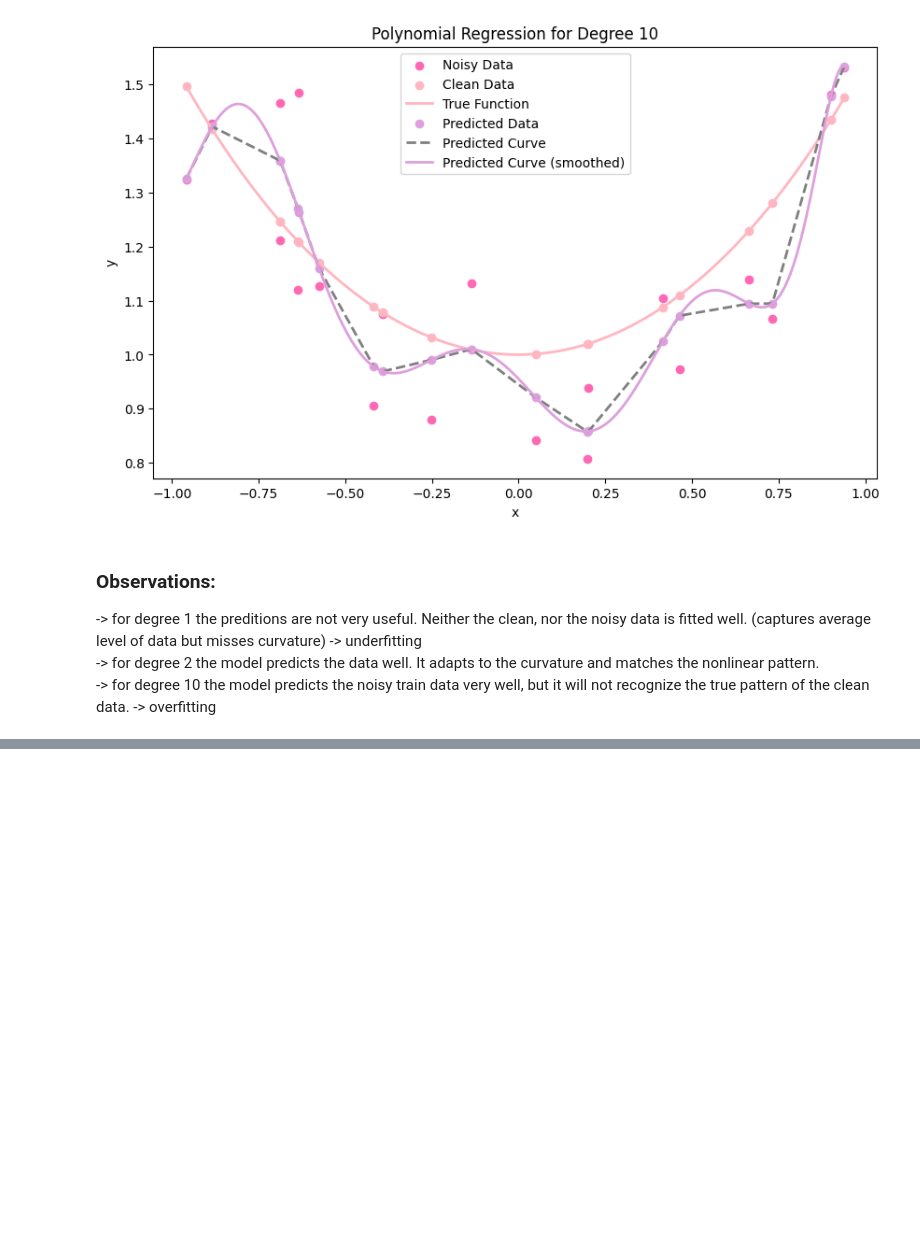
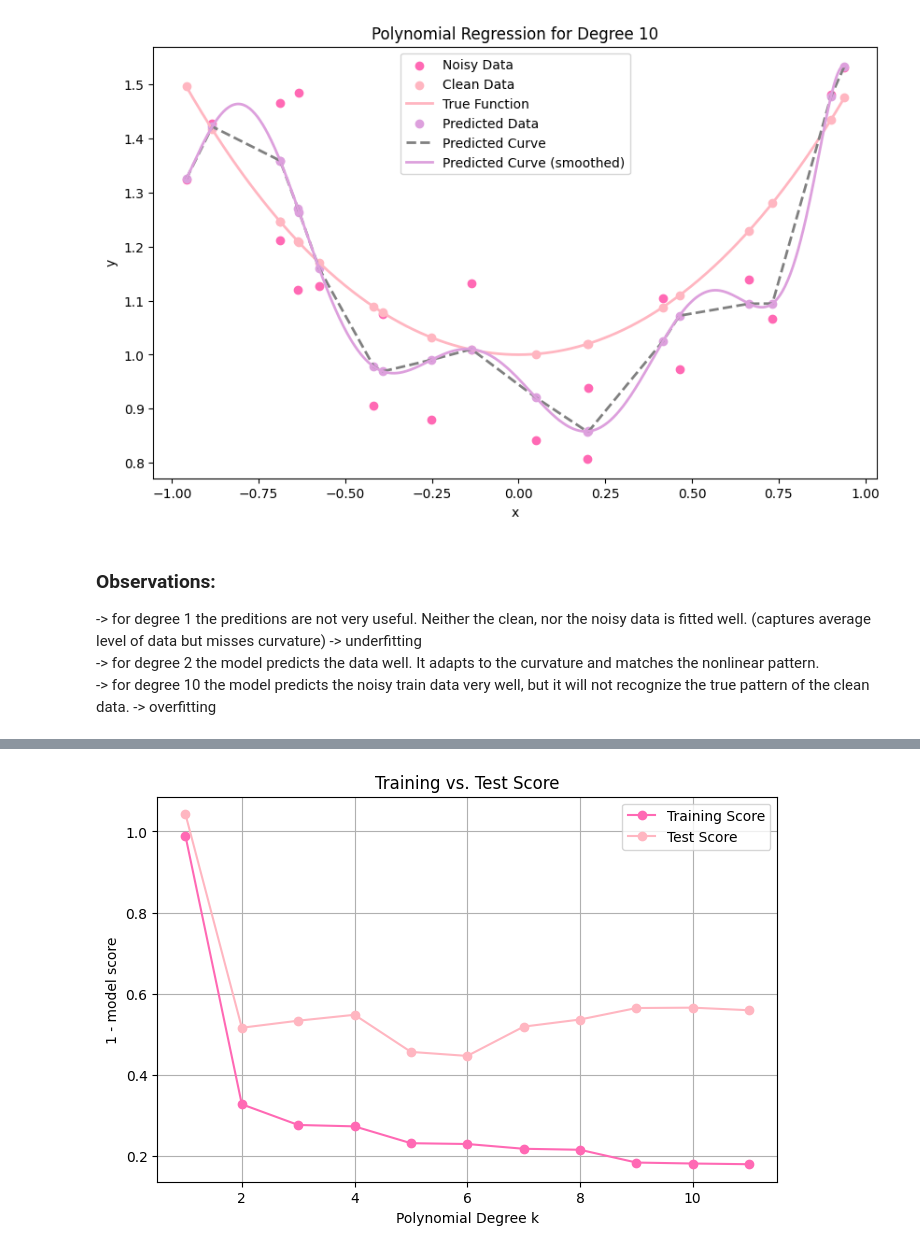
Before and after one commit to apanholzer/MML, a Jupyter notebook: exercise_2_1_panholzer.ipynb, the cells around one changed output, grey strips where cells are left out. Cells and saved outputs as stored; diff of their text form; code cells hidden in the pictures; blank space fills up the shorter version.

```diff
--- a/exercise_2_1_panholzer.ipynb
+++ b/exercise_2_1_panholzer.ipynb
@@ -115,0 +122,13 @@ plt.show()
+# %%
+# plotting training and test errors via the score function from sklearn
+plt.figure(figsize=(8, 5))
+plt.plot(list(new_k_values), train_scores, 'o-', color = 'hotpink', label = "Training Score")
+plt.plot(list(new_k_values), test_scores, 'o-', color = 'lightpink', label = "Test Score")
+plt.xlabel("Polynomial Degree k")
+plt.ylabel("1 - model score")
+plt.title("Training vs. Test Score")
+plt.legend()
+plt.grid(True)
+plt.show()
+# %% [output]
+[figure, added]
```
Also changed, not shown: parts of 2 cells of this notebook, 1 other file.
